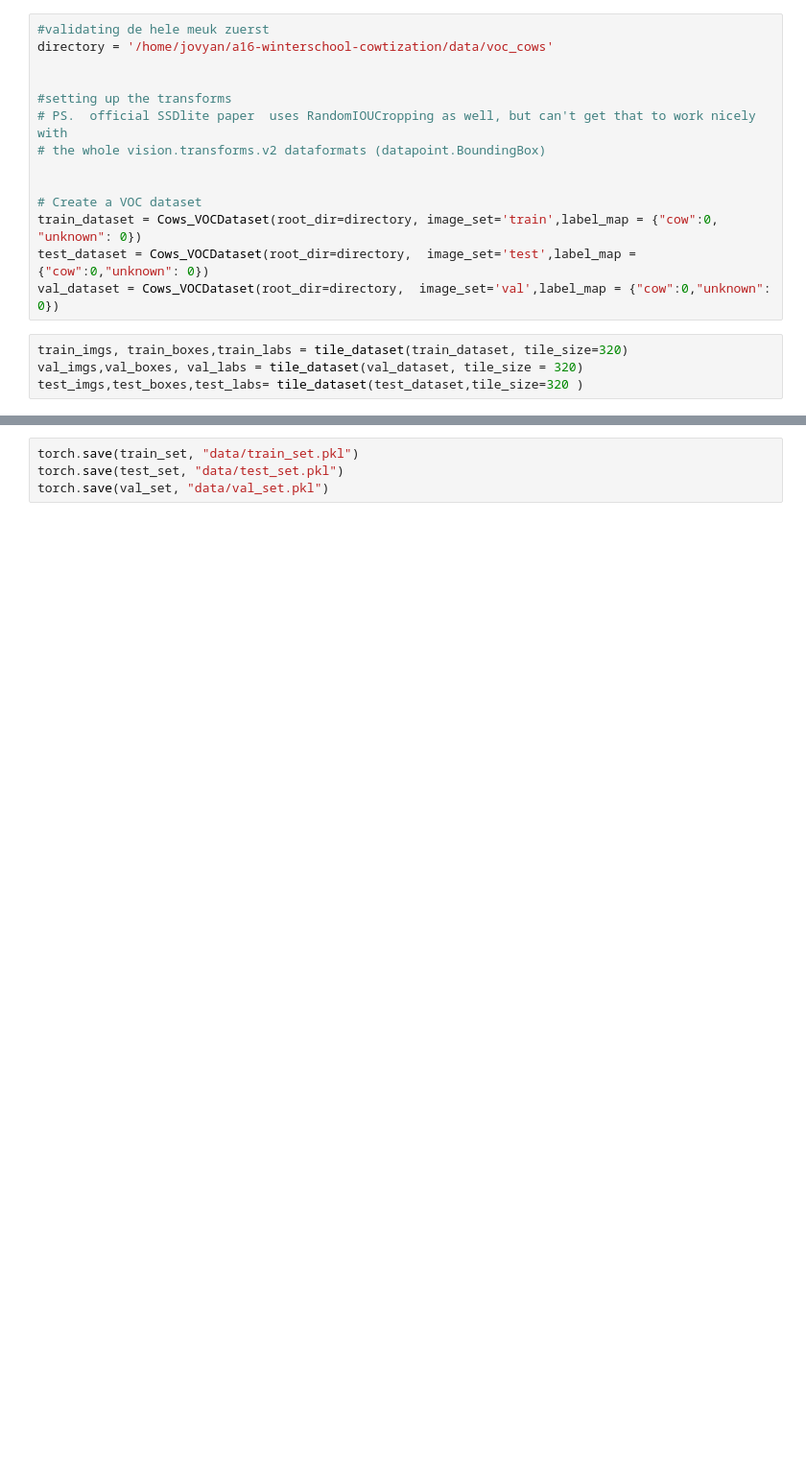
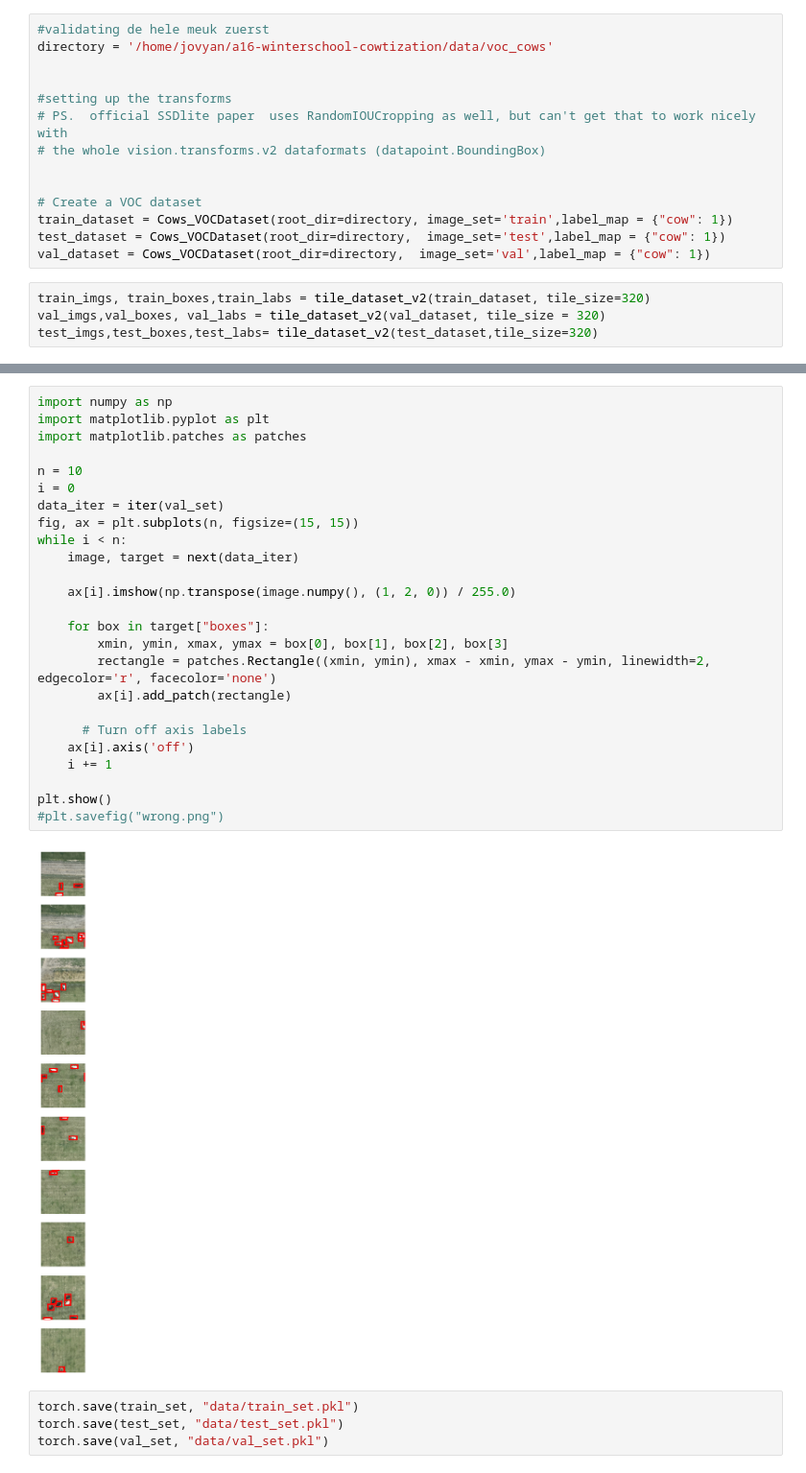
Before and after one commit to jurriandoornbos/post_cowtization, a Jupyter notebook: image_slicing.ipynb, the cells around one changed output, grey strips where cells are left out. Shown at 96% size. Cells and saved outputs as stored; diff of their text form; blank space fills up the shorter version.

```diff
--- a/image_slicing.ipynb
+++ b/image_slicing.ipynb
@@ -158,13 +207,13 @@ directory = '/home/jovyan/a16-winterschool-cowtization/data/voc_cows'
 
 
 # Create a VOC dataset
-train_dataset = Cows_VOCDataset(root_dir=directory, image_set='train',label_map = {"cow":0, "unknown": 0})
-test_dataset = Cows_VOCDataset(root_dir=directory,  image_set='test',label_map = {"cow":0,"unknown": 0})
-val_dataset = Cows_VOCDataset(root_dir=directory,  image_set='val',label_map = {"cow":0,"unknown": 0})
+train_dataset = Cows_VOCDataset(root_dir=directory, image_set='train',label_map = {"cow": 1})
+test_dataset = Cows_VOCDataset(root_dir=directory,  image_set='test',label_map = {"cow": 1})
+val_dataset = Cows_VOCDataset(root_dir=directory,  image_set='val',label_map = {"cow": 1})
 # %%
-train_imgs, train_boxes,train_labs = tile_dataset(train_dataset, tile_size=320)
-val_imgs,val_boxes, val_labs = tile_dataset(val_dataset, tile_size = 320)
-test_imgs,test_boxes,test_labs= tile_dataset(test_dataset,tile_size=320 )
+train_imgs, train_boxes,train_labs = tile_dataset_v2(train_dataset, tile_size=320)
+val_imgs,val_boxes, val_labs = tile_dataset_v2(val_dataset, tile_size = 320)
+test_imgs,test_boxes,test_labs= tile_dataset_v2(test_dataset,tile_size=320)
 # %%
 tfs = transforms.Compose([
     transforms.PILToTensor(),
@@ -178,6 +226,33 @@ tfs = transforms.Compose([
 train_set = CustomDataset(images= train_imgs, labels = train_labs, boxes = train_boxes, transform = tfs)
 val_set = CustomDataset(images= val_imgs, labels = val_labs, boxes = val_boxes, transform = tfs)
 test_set = CustomDataset(images= test_imgs, labels = test_labs, boxes = test_boxes, transform = tfs)
+# %%
+import numpy as np
+import matplotlib.pyplot as plt
+import matplotlib.patches as patches
+
+n = 10
+i = 0
+data_iter = iter(val_set)
+fig, ax = plt.subplots(n, figsize=(15, 15))
+while i < n:
+    image, target = next(data_iter)
+
+    ax[i].imshow(np.transpose(image.numpy(), (1, 2, 0)) / 255.0)
+
+    for box in target["boxes"]:
+        xmin, ymin, xmax, ymax = box[0], box[1], box[2], box[3]
+        rectangle = patches.Rectangle((xmin, ymin), xmax - xmin, ymax - ymin, linewidth=2, edgecolor='r', facecolor='none')
+        ax[i].add_patch(rectangle)
+
+      # Turn off axis labels
+    ax[i].axis('off')
+    i += 1
+
+plt.show()
+#plt.savefig("wrong.png")
+# %% [output]
+[figure, added]
 # %%
 torch.save(train_set, "data/train_set.pkl")
 torch.save(test_set, "data/test_set.pkl")
```
Also changed, not shown: parts of 2 cells of this notebook, 2 other files.
